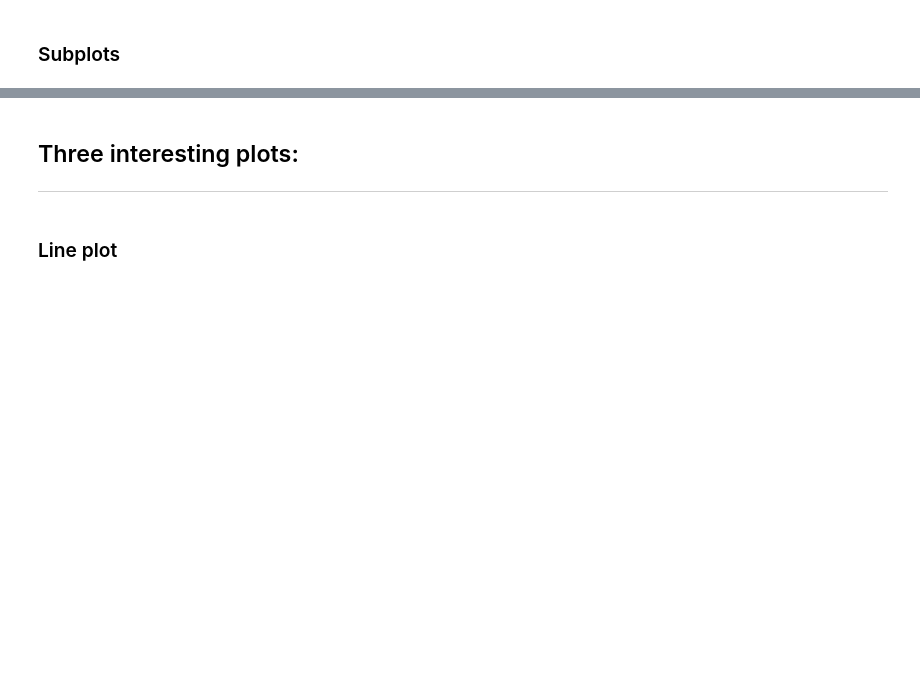
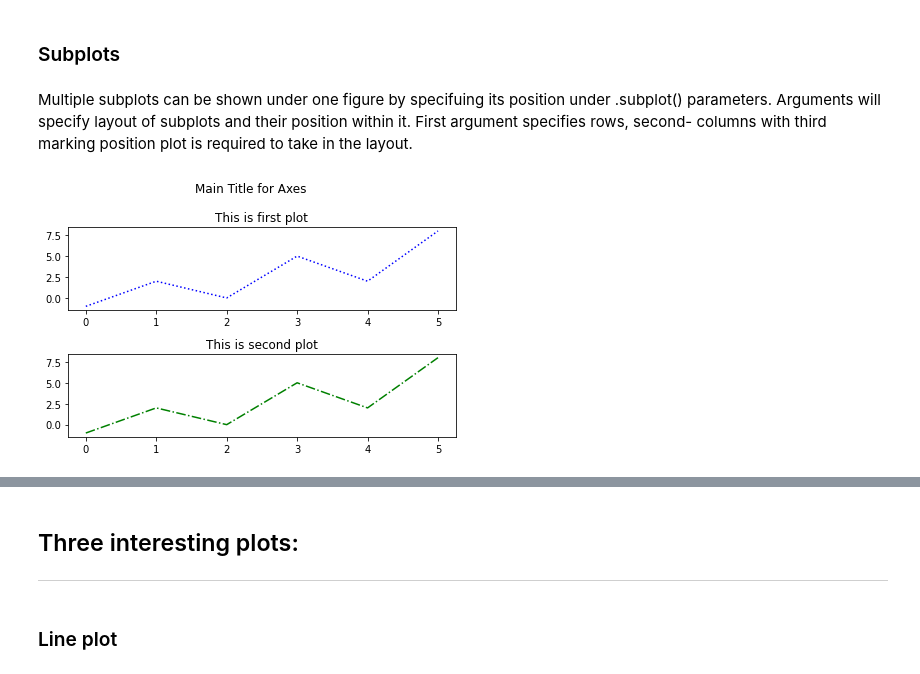
Before and after one commit to Mantvydas-data/FundamentalsofDataAnalysis, a Jupyter notebook: pyplot.ipynb, the cells around one changed output, grey strips where cells are left out. Cells and saved outputs as stored; diff of their text form; code cells hidden in the pictures; blank space fills up the shorter version.

Commit message:
Subplotting section drafted

```diff
--- a/pyplot.ipynb
+++ b/pyplot.ipynb
@@ -208,2 +227,23 @@ plt.show()
 # %% [markdown]
 ### Subplots
+# %% [markdown]
+Multiple subplots can be shown under one figure by specifuing its position under .subplot() parameters. Arguments will specify layout of subplots and their position within it. First argument specifies rows, second- columns with third marking position plot is required to take in the layout.
+# %%
+# Specifying y values for each plot
+y = np.array([-1,2,0,5,2,8])
+
+
+# Figure with two subplots over two rows and one column
+plt.subplot(2, 1, 1)
+plt.plot(y, color ='b', ls=':')
+plt.title("This is first plot")
+
+plt.subplot(2, 1, 2)
+plt.plot(y, color ='g', ls='-.')
+plt.title("This is second plot")
+
+plt.suptitle('Main Title for Axes')
+plt.tight_layout() # Adding tight layout option to plots get mashed up
+plt.show()
+# %% [output]
+[figure, added]
```
Also changed, not shown: parts of 5 cells of this notebook.
